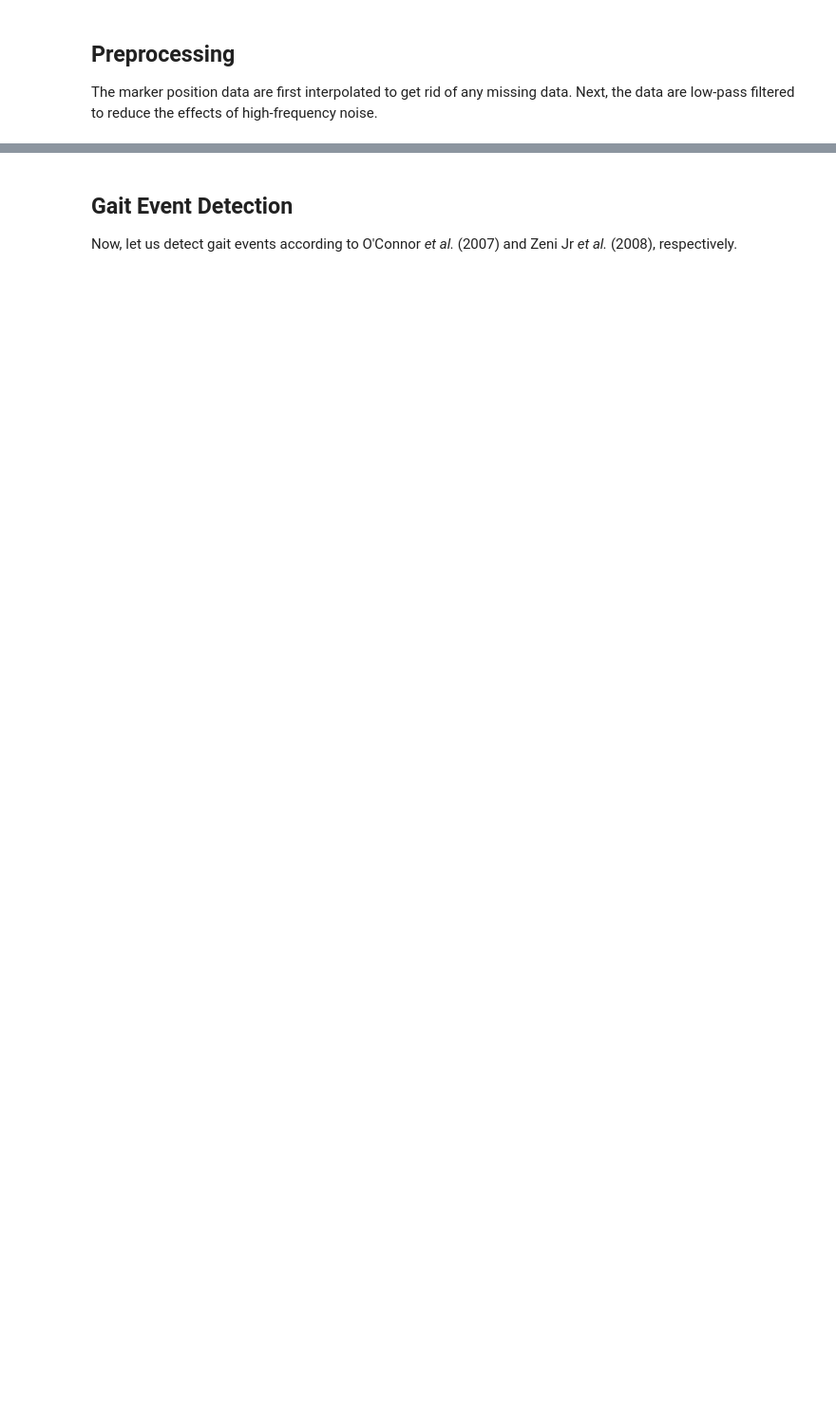
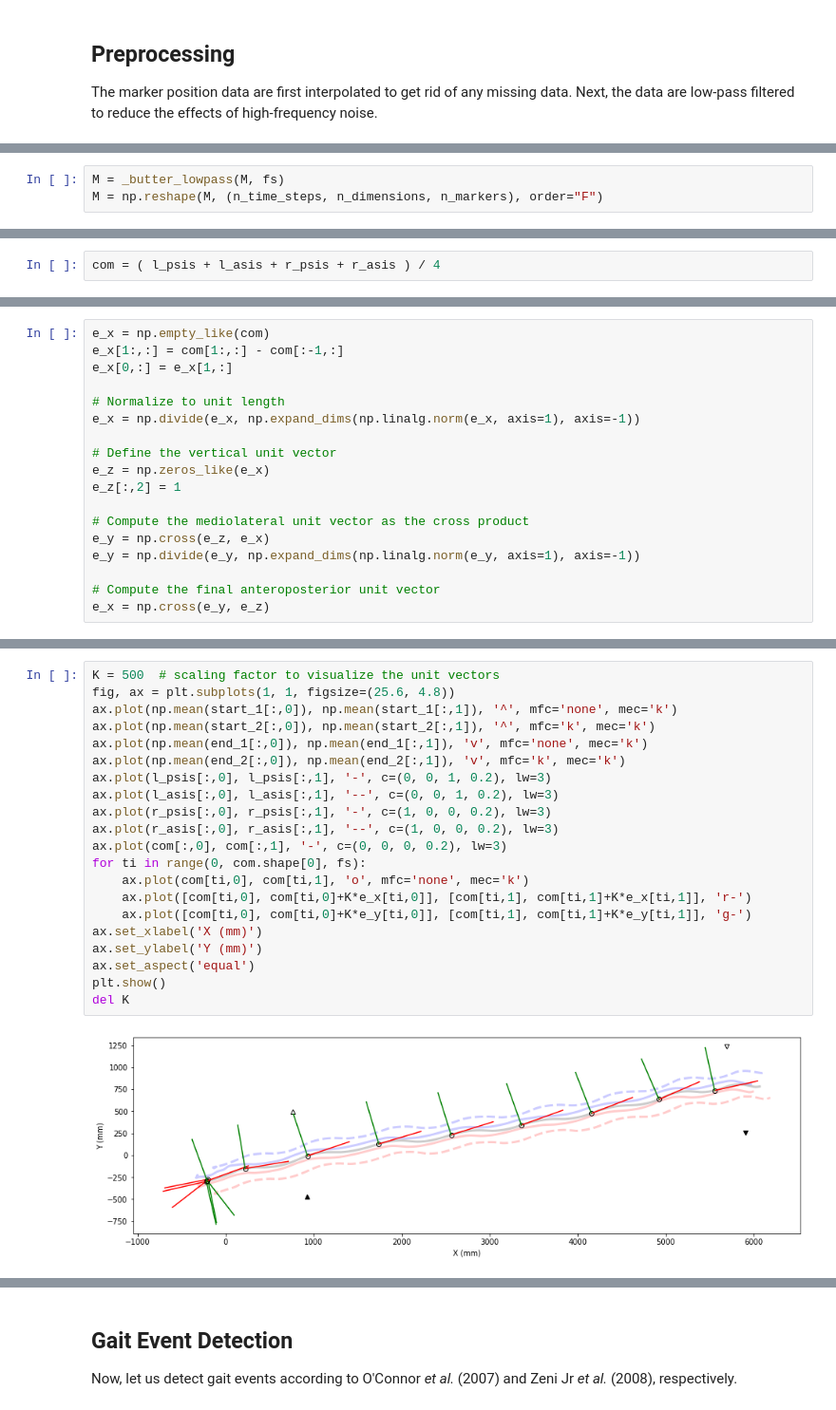
Before and after one commit to neurogeriatricskiel/pymocap, a Jupyter notebook: tutorial_processing_marker_data.ipynb, the cells around one changed output, grey strips where cells are left out. Shown at 95% size. Saved outputs shown, nothing was run; the diff lists cells and outputs as text; blank space fills up the shorter version.

```diff
--- a/tutorial_processing_marker_data.ipynb
+++ b/tutorial_processing_marker_data.ipynb
@@ -90,0 +87,3 @@ del tmp
+# %%
+M = _butter_lowpass(M, fs)
+M = np.reshape(M, (n_time_steps, n_dimensions, n_markers), order="F")
@@ -90,0 +105,2 @@ del tmp
+# %%
+com = ( l_psis + l_asis + r_psis + r_asis ) / 4
@@ -90,0 +119,18 @@ del tmp
+# %%
+e_x = np.empty_like(com)
+e_x[1:,:] = com[1:,:] - com[:-1,:]
+e_x[0,:] = e_x[1,:]
+
+# Normalize to unit length
+e_x = np.divide(e_x, np.expand_dims(np.linalg.norm(e_x, axis=1), axis=-1))
+
+# Define the vertical unit vector
+e_z = np.zeros_like(e_x)
+e_z[:,2] = 1
+
+# Compute the mediolateral unit vector as the cross product
+e_y = np.cross(e_z, e_x)
+e_y = np.divide(e_y, np.expand_dims(np.linalg.norm(e_y, axis=1), axis=-1))
+
+# Compute the final anteroposterior unit vector
+e_x = np.cross(e_y, e_z)
@@ -90,0 +213,23 @@ del tmp
+# %%
+K = 500  # scaling factor to visualize the unit vectors
+fig, ax = plt.subplots(1, 1, figsize=(25.6, 4.8))
+ax.plot(np.mean(start_1[:,0]), np.mean(start_1[:,1]), '^', mfc='none', mec='k')
+ax.plot(np.mean(start_2[:,0]), np.mean(start_2[:,1]), '^', mfc='k', mec='k')
+ax.plot(np.mean(end_1[:,0]), np.mean(end_1[:,1]), 'v', mfc='none', mec='k')
+ax.plot(np.mean(end_2[:,0]), np.mean(end_2[:,1]), 'v', mfc='k', mec='k')
+ax.plot(l_psis[:,0], l_psis[:,1], '-', c=(0, 0, 1, 0.2), lw=3)
+ax.plot(l_asis[:,0], l_asis[:,1], '--', c=(0, 0, 1, 0.2), lw=3)
+ax.plot(r_psis[:,0], r_psis[:,1], '-', c=(1, 0, 0, 0.2), lw=3)
+ax.plot(r_asis[:,0], r_asis[:,1], '--', c=(1, 0, 0, 0.2), lw=3)
+ax.plot(com[:,0], com[:,1], '-', c=(0, 0, 0, 0.2), lw=3)
+for ti in range(0, com.shape[0], fs):
+    ax.plot(com[ti,0], com[ti,1], 'o', mfc='none', mec='k')
+    ax.plot([com[ti,0], com[ti,0]+K*e_x[ti,0]], [com[ti,1], com[ti,1]+K*e_x[ti,1]], 'r-')
+    ax.plot([com[ti,0], com[ti,0]+K*e_y[ti,0]], [com[ti,1], com[ti,1]+K*e_y[ti,1]], 'g-')
+ax.set_xlabel('X (mm)')
+ax.set_ylabel('Y (mm)')
+ax.set_aspect('equal')
+plt.show()
+del K
+# %% [output]
+[figure, added]
```
Also changed, not shown: parts of 25 cells of this notebook, 3 other files.
